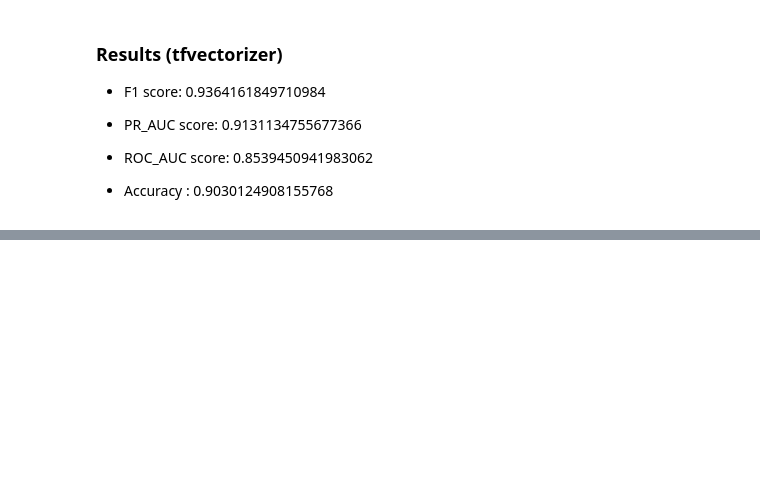
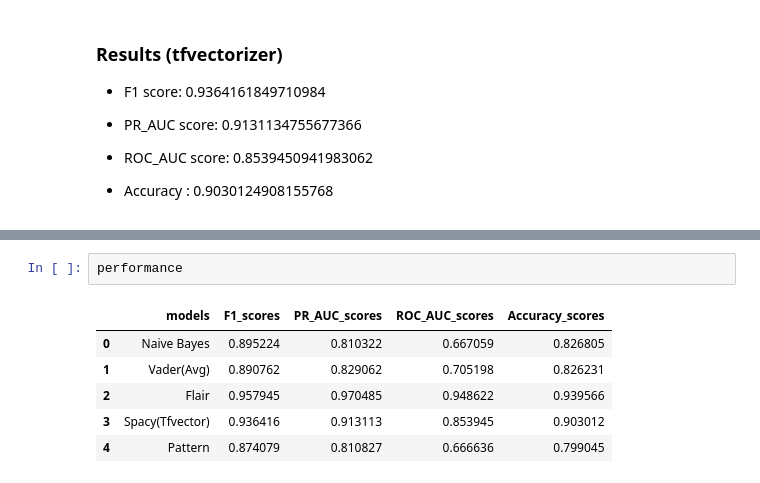
Before and after one commit to nivii26/DSA4263-Voice-of-Customer-VOC-analysis, a Jupyter notebook: src/sentiment-analysis/Nivi_SA.ipynb, the cells around one changed output, grey strips where cells are left out. Drawn from its saved outputs; the diff is of its cells as text; blank space fills up the shorter version.

```diff
--- a/src/sentiment-analysis/Nivi_SA.ipynb
+++ b/src/sentiment-analysis/Nivi_SA.ipynb
@@ -497,0 +384,9 @@ Using Spacy tokeiser and linear SVC (SVM)
+# %%
+performance
+# %% [output]
+|  | models | F1_scores | PR_AUC_scores | ROC_AUC_scores | Accuracy_scores |
+| 0 | Naive Bayes | 0.895224 | 0.810322 | 0.667059 | 0.826805 |
+| 1 | Vader(Avg) | 0.890762 | 0.829062 | 0.705198 | 0.826231 |
+| 2 | Flair | 0.957945 | 0.970485 | 0.948622 | 0.939566 |
+| 3 | Spacy(Tfvector) | 0.936416 | 0.913113 | 0.853945 | 0.903012 |
+| 4 | Pattern | 0.874079 | 0.810827 | 0.666636 | 0.799045 |
```
Also changed, not shown: parts of 19 cells of this notebook, 1 other file.
